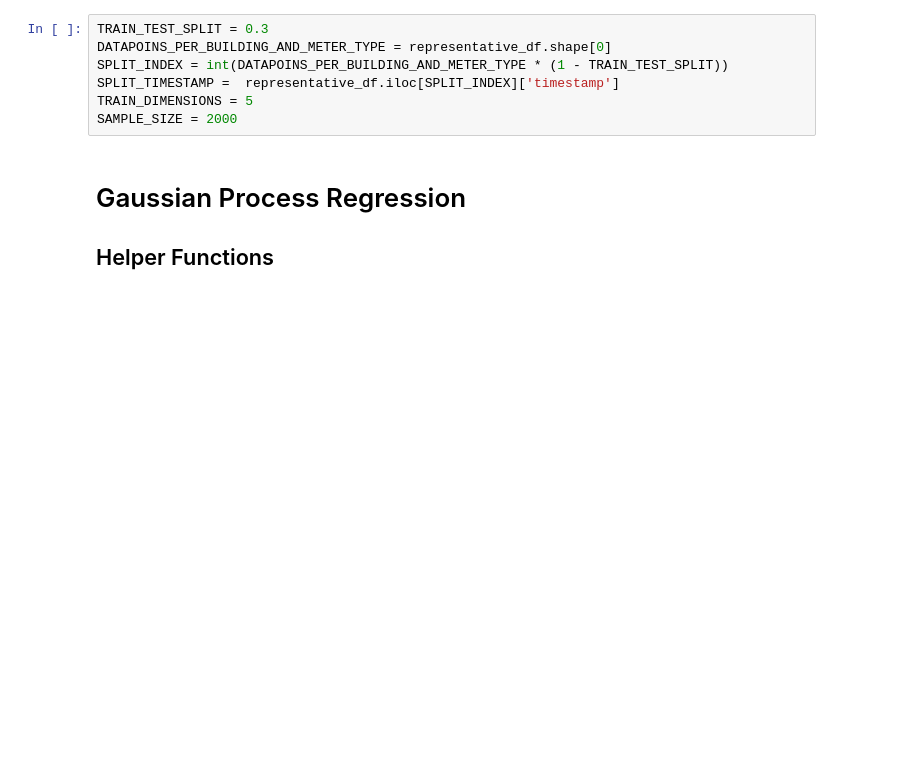
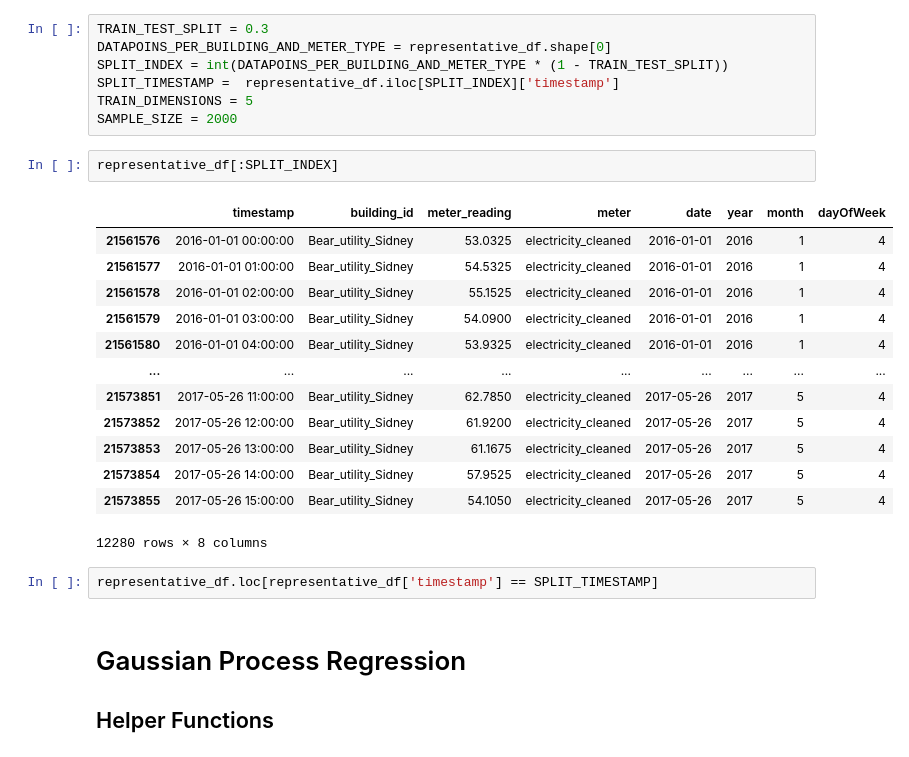
Before and after one commit to mdeppner/energy_demand_prediction_for_buildings, a Jupyter notebook: notebooks/Gaussian Processes Demand Prediction.ipynb, the cells around one changed output. Drawn from its saved outputs; the diff is of its cells as text; blank space fills up the shorter version.

```diff
--- a/notebooks/Gaussian Processes Demand Prediction.ipynb
+++ b/notebooks/Gaussian Processes Demand Prediction.ipynb
@@ -168,6 +168,24 @@ SPLIT_INDEX = int(DATAPOINS_PER_BUILDING_AND_METER_TYPE * (1 - TRAIN_TEST_SPLIT)
 SPLIT_TIMESTAMP =  representative_df.iloc[SPLIT_INDEX]['timestamp']
 TRAIN_DIMENSIONS = 5
 SAMPLE_SIZE = 2000
+# %%
+representative_df[:SPLIT_INDEX]
+# %% [output]
+|  | timestamp | building_id | meter_reading | meter | date | year | month | dayOfWeek |
+| 21561576 | 2016-01-01 00:00:00 | Bear_utility_Sidney | 53.0325 | electricity_cleaned | 2016-01-01 | 2016 | 1 | 4 |
+| 21561577 | 2016-01-01 01:00:00 | Bear_utility_Sidney | 54.5325 | electricity_cleaned | 2016-01-01 | 2016 | 1 | 4 |
+| 21561578 | 2016-01-01 02:00:00 | Bear_utility_Sidney | 55.1525 | electricity_cleaned | 2016-01-01 | 2016 | 1 | 4 |
+| 21561579 | 2016-01-01 03:00:00 | Bear_utility_Sidney | 54.0900 | electricity_cleaned | 2016-01-01 | 2016 | 1 | 4 |
+| 21561580 | 2016-01-01 04:00:00 | Bear_utility_Sidney | 53.9325 | electricity_cleaned | 2016-01-01 | 2016 | 1 | 4 |
+| ... | ... | ... | ... | ... | ... | ... | ... | ... |
+| 21573851 | 2017-05-26 11:00:00 | Bear_utility_Sidney | 62.7850 | electricity_cleaned | 2017-05-26 | 2017 | 5 | 4 |
+| 21573852 | 2017-05-26 12:00:00 | Bear_utility_Sidney | 61.9200 | electricity_cleaned | 2017-05-26 | 2017 | 5 | 4 |
+| 21573853 | 2017-05-26 13:00:00 | Bear_utility_Sidney | 61.1675 | electricity_cleaned | 2017-05-26 | 2017 | 5 | 4 |
+| 21573854 | 2017-05-26 14:00:00 | Bear_utility_Sidney | 57.9525 | electricity_cleaned | 2017-05-26 | 2017 | 5 | 4 |
+| 21573855 | 2017-05-26 15:00:00 | Bear_utility_Sidney | 54.1050 | electricity_cleaned | 2017-05-26 | 2017 | 5 | 4 |
+12280 rows × 8 columns
+# %%
+representative_df.loc[representative_df['timestamp'] == SPLIT_TIMESTAMP]
 # %% [markdown]
 # Gaussian Process Regression
 
```
Also changed, not shown: parts of 51 cells of this notebook.
